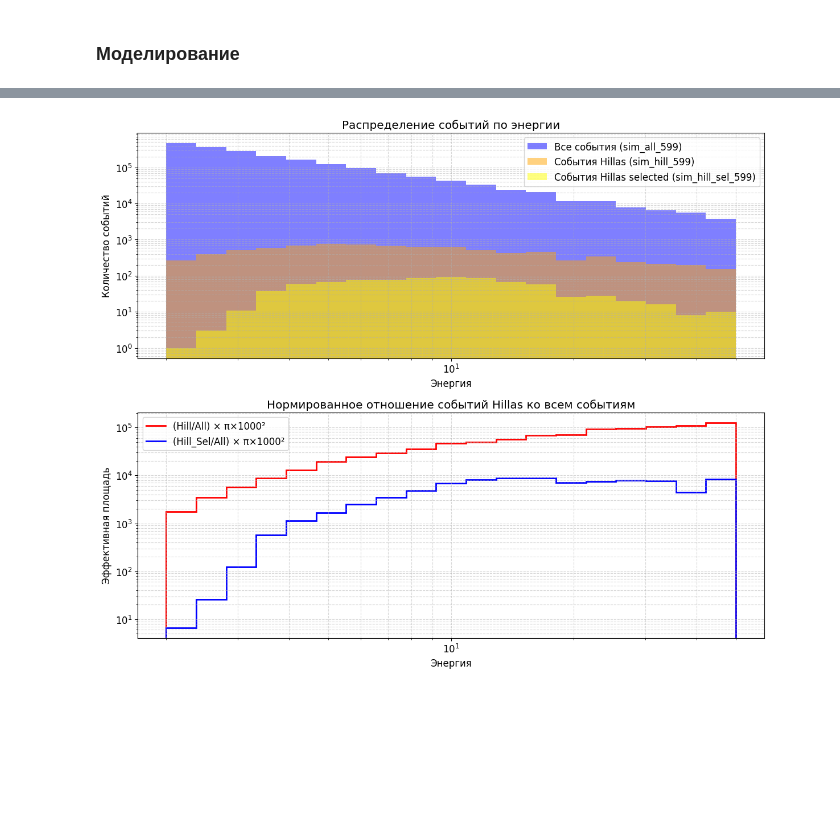
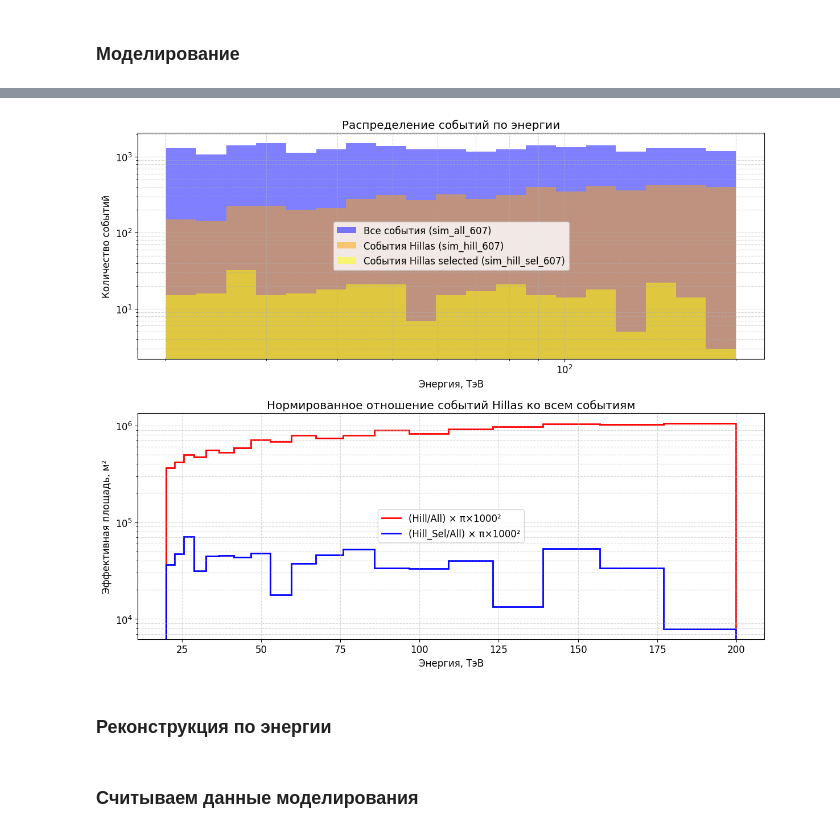
Before and after one commit to Alexandra-mipt/TAIGA, a Jupyter notebook: Гамма-адронное разделение-Copy1.ipynb, the cells around one changed output, grey strips where cells are left out. Drawn from its saved outputs; the diff is of its cells as text; code cells hidden in the pictures; blank space fills up the shorter version.

Commit message:
Восстановление энергии и спектр (пока не сходится)

```diff
--- a/Гамма-адронное разделение-Copy1.ipynb
+++ b/Гамма-адронное разделение-Copy1.ipynb
@@ -733,10 +712,12 @@ plot_combined_with_averaged_background(
 ### Моделирование
 # %%
 # с хилласом (триггер телескопа)
-file_simulation = '/media/alexandra/DATA/IACT01_2020-2021/Simulation_599/taiga599_hillas_iact01_14_7fix_cb0.csv'
+file_simulation = '/media/alexandra/DATA/IACT01_2020-2021/Simulation_607/taiga607_hillas_iact01_14_7fix_cb0.csv' # 607
+# file_simulation = '/media/alexandra/DATA/IACT01_2020-2021/Simulation_599/taiga599_hillas_iact01_14_7fix_cb0.csv' # 599
 sim_hill_599 = pd.read_csv(file_simulation)
 # изначальное моделирование
-file_sim = '/home/alexandra/Desktop/TAIGA/taiga599_A_sums2'
+# file_sim = '/home/alexandra/Desktop/TAIGA/taiga599_A_sums2' # 599
+file_sim = '/media/alexandra/DATA/IACT01_2020-2021/Simulation_607/taiga607_A_sums2' # 607
 sim_all_599 = pd.read_csv(
     file_sim,
     comment='#',          # Игнорировать строки, начинающиеся с #
@@ -746,6 +727,8 @@ sim_all_599 = pd.read_csv(
     engine='python',
     names=['A', 'xtet', 'ytet', 'dist', 'AI', 'N_b_f', 'col7', 'col8', 'col9', 'col10', 'E_sim']
 )
+sim_all_599 = sim_all_599.iloc[::5]
+
 sim_all_599
 # %% [output]
 |  | A | xtet | ytet | dist | AI | N_b_f | col7 | col8 | col9 | col10 | E_sim |
@@ -920,39 +844,43 @@ hist_hill_sel, _ = np.histogram(df_hill_sel['energy'], bins=bin_edges)
 
 # Отношение (Hill/All) * площадь круга (R=1000 м)
 area_circle = np.pi * 1000**2
 ratio = (hist_hill / np.where(hist_all == 0, 1e-10, hist_all)) * area_circle
 ratio_sel = (hist_hill_sel / np.where(hist_all == 0, 1e-10, hist_all)) * area_circle
 
 # Построение графиков
 plt.figure(figsize=(12, 10))
 
 # 1. Распределения по энергии
 plt.subplot(2, 1, 1)
-plt.stairs(hist_all, bin_edges, label='Все события (sim_all_599)', fill=True, alpha=0.5, color='blue')
-plt.stairs(hist_hill, bin_edges, label='События Hillas (sim_hill_599)', fill=True, alpha=0.5, color='orange')
-plt.stairs(hist_hill_sel, bin_edges, label='События Hillas selected (sim_hill_sel_599)', fill=True, alpha=0.5, color='yellow')
+plt.stairs(hist_all, bin_edges, label='Все события (sim_all_607)', fill=True, alpha=0.5, color='blue')
+plt.stairs(hist_hill, bin_edges, label='События Hillas (sim_hill_607)', fill=True, alpha=0.5, color='orange')
+plt.stairs(hist_hill_sel, bin_edges, label='События Hillas selected (sim_hill_sel_607)', fill=True, alpha=0.5, color='yellow')
 plt.xscale('log')
 plt.yscale('log')
-plt.xlabel('Энергия')
+plt.xlabel('Энергия, ТэВ')
 plt.ylabel('Количество событий')
 plt.title('Распределение событий по энергии')
 plt.legend()
 plt.grid(True, which='both', linestyle='--', alpha=0.5)
 
 # 2. Отношение
 plt.subplot(2, 1, 2)
 plt.stairs(ratio, bin_edges, label='(Hill/All) × π×1000²', color='red', linewidth=2)
 plt.stairs(ratio_sel, bin_edges, label='(Hill_Sel/All) × π×1000²', color='blue', linewidth=2)
-plt.xscale('log')
+# plt.xscale('log')
 plt.yscale('log')
-plt.xlabel('Энергия')
-plt.ylabel('Эффективная площадь')
+plt.xlabel('Энергия, ТэВ')
+plt.ylabel('Эффективная площадь, м²')
 plt.title('Нормированное отношение событий Hillas ко всем событиям')
 plt.legend()
 plt.grid(True, which='both', linestyle='--', alpha=0.5)
 
 plt.tight_layout()
-plt.savefig('eff_sq_all_599.png', dpi=300, bbox_inches='tight')
+plt.savefig('eff_sq_all_607.png', dpi=300, bbox_inches='tight')
 plt.show()
 # %% [output]
-[figure, old version]
+[figure, new version]
+# %% [markdown]
+### Реконструкция по энергии
+# %% [markdown]
+### Cчитываем данные моделирования
```
Also changed, not shown: parts of 33 cells of this notebook.
